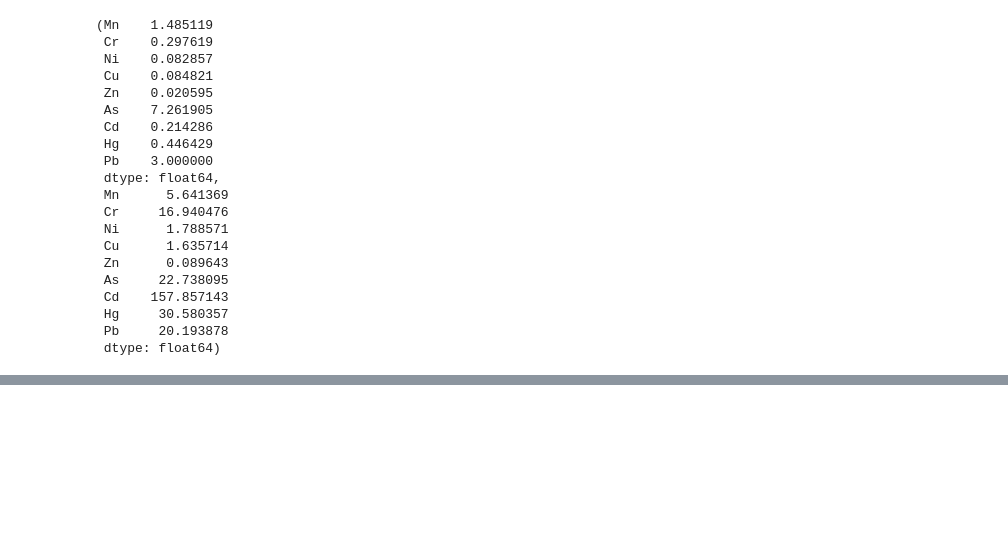
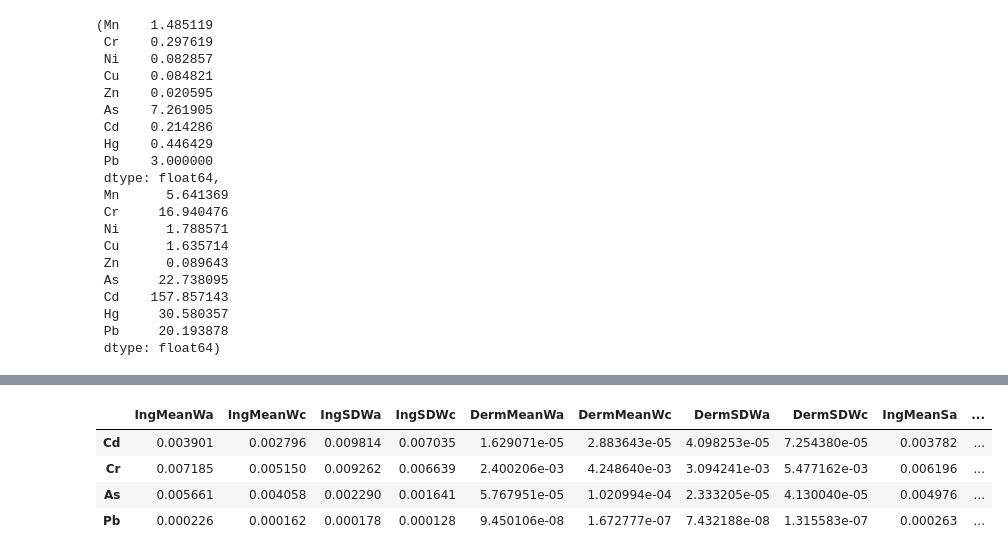
Before and after one commit to rakibhhridoy/OnGoingStudy, a Jupyter notebook: Buriganga/HealthRiskAssesment.ipynb, the cells around one changed output, grey strips where cells are left out. Drawn from its saved outputs; the diff is of its cells as text; code cells hidden in the pictures; blank space fills up the shorter version.

```diff
--- a/Buriganga/HealthRiskAssesment.ipynb
+++ b/Buriganga/HealthRiskAssesment.ipynb
@@ -1690,7 +1690,7 @@ Cr = cdi_ing.Cr * param_adult["CSFing"]["Cr"]
 As = cdi_ing.As * param_adult["CSFing"]["As"]
 Pb = cdi_ing.Pb * param_adult["CSFing"]["Pb"]
 
-ilcr_ing = pd.DataFrame(data={
+ilcr_ingsa = pd.DataFrame(data={
     "Cd": Cd,
     "Cr": Cr,
     "As": As,
@@ -1702,14 +1702,14 @@ Cr = cdi_derm.Cr * param_adult["CSFderm"]["Cr"]
 As = cdi_derm.As * param_adult["CSFderm"]["As"]
 Pb = cdi_derm.Pb * param_adult["CSFderm"]["Pb"]
 
-ilcr_derm = pd.DataFrame(data={
+ilcr_dermsa = pd.DataFrame(data={
     "Cd": Cd,
     "Cr": Cr,
     "As": As,
     "Pb": Pb
 })
 
-ilcr = ilcr_ing + ilcr_derm
+ilcr = ilcr_ingsa + ilcr_dermsa
 ilcr_sadult = ilcr.sum(axis=1)
 ilcr_sadult
 # %% [output]
@@ -1908,7 +1908,7 @@ Cr = cdi_ing.Cr * param_child["CSFing"]["Cr"]
 As = cdi_ing.As * param_child["CSFing"]["As"]
 Pb = cdi_ing.Pb * param_child["CSFing"]["Pb"]
 
-ilcr_ing = pd.DataFrame(data={
+ilcr_ingsc = pd.DataFrame(data={
     "Cd": Cd,
     "Cr": Cr,
     "As": As,
@@ -1920,14 +1920,14 @@ Cr = cdi_derm.Cr * param_child["CSFderm"]["Cr"]
 As = cdi_derm.As * param_child["CSFderm"]["As"]
 Pb = cdi_derm.Pb * param_child["CSFderm"]["Pb"]
 
-ilcr_derm = pd.DataFrame(data={
+ilcr_dermsc = pd.DataFrame(data={
     "Cd": Cd,
     "Cr": Cr,
     "As": As,
     "Pb": Pb
 })
 
-ilcr = ilcr_ing + ilcr_derm
+ilcr = ilcr_ingsc + ilcr_dermsc
 ilcr_schild = ilcr.sum(axis=1)
 ilcr_schild
 # %% [output]
@@ -2127,7 +2127,7 @@ Cr = cdi_ing.Cr * param_child["CSFing"]["Cr"]
 As = cdi_ing.As * param_child["CSFing"]["As"]
 Pb = cdi_ing.Pb * param_child["CSFing"]["Pb"]
 
-ilcr_ing = pd.DataFrame(data={
+ilcr_ingwc = pd.DataFrame(data={
     "Cd": Cd,
     "Cr": Cr,
     "As": As,
@@ -2139,14 +2139,14 @@ Cr = cdi_derm.Cr * param_child["CSFderm"]["Cr"]
 As = cdi_derm.As * param_child["CSFderm"]["As"]
 Pb = cdi_derm.Pb * param_child["CSFderm"]["Pb"]
 
-ilcr_derm = pd.DataFrame(data={
+ilcr_dermwc = pd.DataFrame(data={
     "Cd": Cd,
     "Cr": Cr,
     "As": As,
     "Pb": Pb
 })
 
-ilcr = ilcr_ing + ilcr_derm
+ilcr = ilcr_ingwc + ilcr_dermwc
 ilcr_wchild = ilcr.sum(axis=1)
 ilcr_wchild
 # %% [output]
@@ -2551,0 +2499,28 @@ hq_ingwa.min(), hq_ingwa.max()
+# %%
+ilcr_metals = pd.DataFrame(data={
+    "IngMeanWa": ilcr_ingwa.mean(),
+    "IngMeanWc": ilcr_ingwc.mean(),
+    "IngSDWa": ilcr_ingwa.std(),
+    "IngSDWc": ilcr_ingwc.std(),
+    "DermMeanWa": ilcr_dermwa.mean(),
+    "DermMeanWc": ilcr_dermwc.mean(),
+    "DermSDWa": ilcr_dermwa.std(),
+    "DermSDWc":ilcr_dermwc.std(),
+    "IngMeanSa": ilcr_ingsa.mean(),
+    "IngMeanSc": ilcr_ingsc.mean(),
+    "IngSDSa": ilcr_ingsa.std(),
+    "IngSDSc": ilcr_ingsc.std(),
+    "DermMeanSa": ilcr_dermsa.mean(),
+    "DermMeanSc": ilcr_dermsc.mean(),
+    "DermSDSa": ilcr_dermsa.std(),
+    "DermSDSc": ilcr_dermsc.std(),
+
+
+})
+ilcr_metals
+# %% [output]
+|  | IngMeanWa | IngMeanWc | IngSDWa | IngSDWc | DermMeanWa | DermMeanWc | DermSDWa | DermSDWc | IngMeanSa | ... |
+| Cd | 0.003901 | 0.002796 | 0.009814 | 0.007035 | 1.629071e-05 | 2.883643e-05 | 4.098253e-05 | 7.254380e-05 | 0.003782 | ... |
+| Cr | 0.007185 | 0.005150 | 0.009262 | 0.006639 | 2.400206e-03 | 4.248640e-03 | 3.094241e-03 | 5.477162e-03 | 0.006196 | ... |
+| As | 0.005661 | 0.004058 | 0.002290 | 0.001641 | 5.767951e-05 | 1.020994e-04 | 2.333205e-05 | 4.130040e-05 | 0.004976 | ... |
+| Pb | 0.000226 | 0.000162 | 0.000178 | 0.000128 | 9.450106e-08 | 1.672777e-07 | 7.432188e-08 | 1.315583e-07 | 0.000263 | ... |
```
Also changed, not shown: parts of 33 cells of this notebook, 2 other files.
